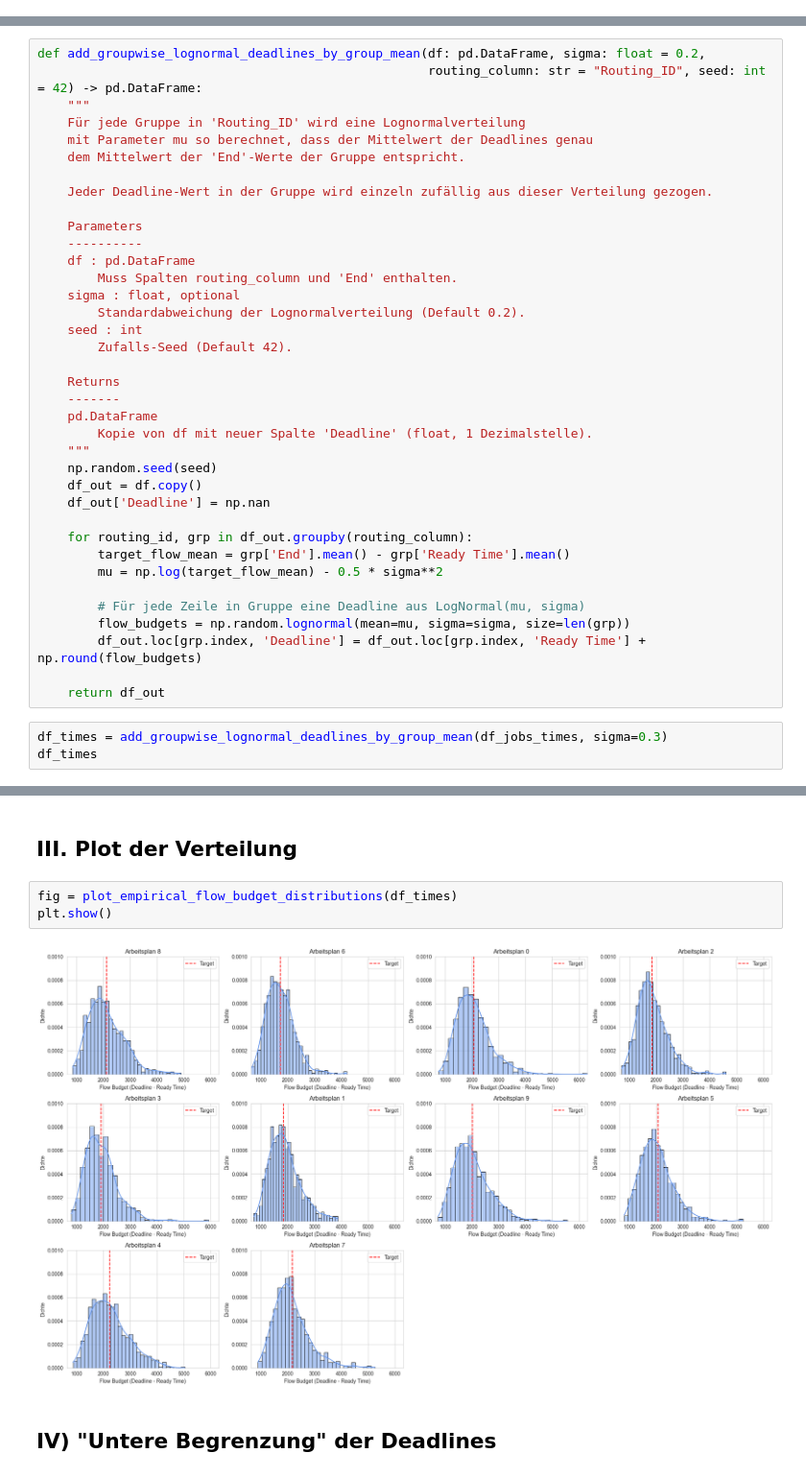
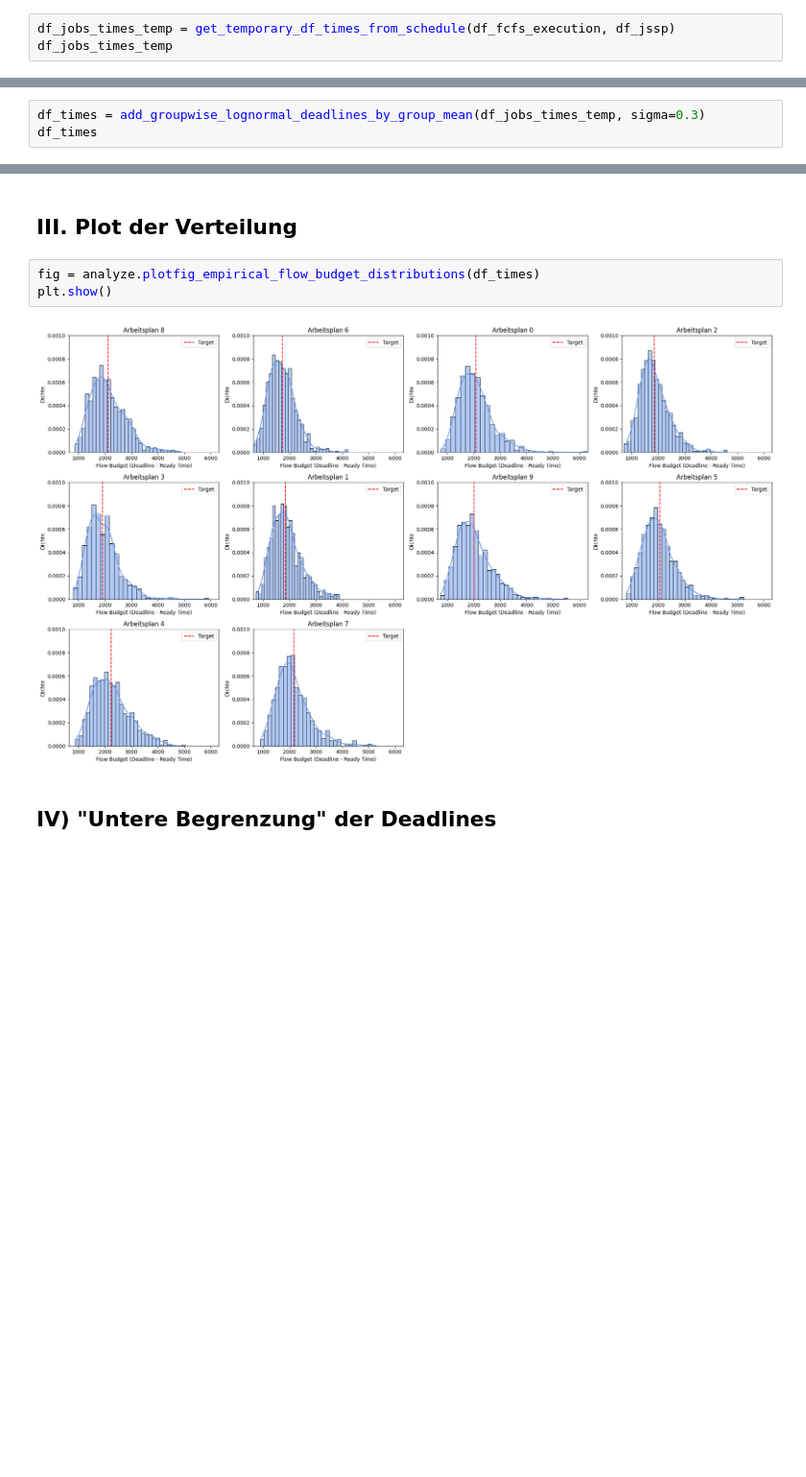
Before and after one commit to konrad-adamski/HTWD_Minimalinvasives_Job-Shop_Scheduling, a Jupyter notebook: notebooks/00_Preprocessing_and_Scheduling/11b_Deadlines__by_Simulation&Log-Normal.ipynb, the cells around one changed output, grey strips where cells are left out. Shown at 96% size. Saved outputs shown, nothing was run; the diff lists cells and outputs as text; blank space fills up the shorter version.

```diff
--- a/notebooks/00_Preprocessing_and_Scheduling/11b_Deadlines__by_Simulation&Log-Normal.ipynb
+++ b/notebooks/00_Preprocessing_and_Scheduling/11b_Deadlines__by_Simulation&Log-Normal.ipynb
@@ -244,0 +160,3 @@ df_jobs_times
+# %%
+df_jobs_times_temp = get_temporary_df_times_from_schedule(df_fcfs_execution, df_jssp)
+df_jobs_times_temp
@@ -250,43 +186,6 @@ plt.show()
 # %% [markdown]
 ## II. Log-Normalverteilung
-# %%
-def add_groupwise_lognormal_deadlines_by_group_mean(df: pd.DataFrame, sigma: float = 0.2,
-                                                    routing_column: str = "Routing_ID", seed: int = 42) -> pd.DataFrame:
-    """
-    Für jede Gruppe in 'Routing_ID' wird eine Lognormalverteilung
-    mit Parameter mu so berechnet, dass der Mittelwert der Deadlines genau
-    dem Mittelwert der 'End'-Werte der Gruppe entspricht.
-
-    Jeder Deadline-Wert in der Gruppe wird einzeln zufällig aus dieser Verteilung gezogen.
-
-    Parameters
-    ----------
-    df : pd.DataFrame
-        Muss Spalten routing_column und 'End' enthalten.
-    sigma : float, optional
-        Standardabweichung der Lognormalverteilung (Default 0.2).
-    seed : int
-        Zufalls-Seed (Default 42).
-
-    Returns
-    -------
-    pd.DataFrame
-        Kopie von df mit neuer Spalte 'Deadline' (float, 1 Dezimalstelle).
-    """
-    np.random.seed(seed)
-    df_out = df.copy()
-    df_out['Deadline'] = np.nan
-
-    for routing_id, grp in df_out.groupby(routing_column):
-        target_flow_mean = grp['End'].mean() - grp['Ready Time'].mean()
-        mu = np.log(target_flow_mean) - 0.5 * sigma**2
-
-        # Für jede Zeile in Gruppe eine Deadline aus LogNormal(mu, sigma)
-        flow_budgets = np.random.lognormal(mean=mu, sigma=sigma, size=len(grp))
-        df_out.loc[grp.index, 'Deadline'] = df_out.loc[grp.index, 'Ready Time'] + np.round(flow_budgets)
-
-    return df_out
 # %%
-df_times = add_groupwise_lognormal_deadlines_by_group_mean(df_jobs_times, sigma=0.3)
+df_times = add_groupwise_lognormal_deadlines_by_group_mean(df_jobs_times_temp, sigma=0.3)
 df_times
 # %% [output]
@@ -310,10 +209,10 @@ df_times
 # %% [markdown]
 ## III. Plot der Verteilung
 # %%
-fig = plot_empirical_flow_budget_distributions(df_times)
+fig = analyze.plotfig_empirical_flow_budget_distributions(df_times)
 plt.show()
 # %% [output]
-[figure, old version]
+[figure, new version]
 # %% [markdown]
 ## IV) "Untere Begrenzung" der Deadlines
 # %%
```
Also changed, not shown: parts of 10 cells of this notebook, 34 other files.
